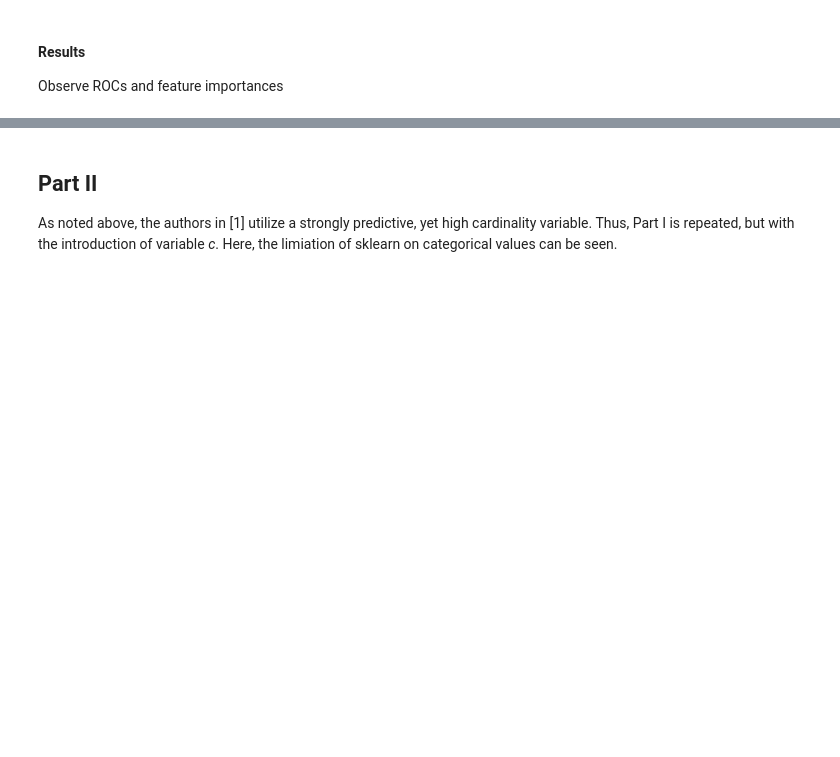
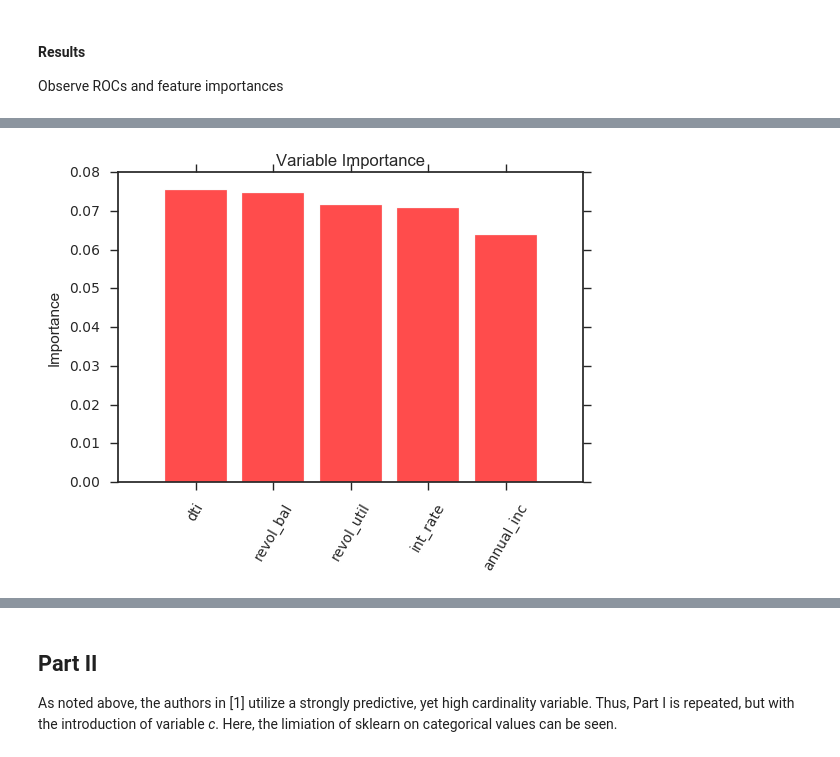
Before and after one commit to dashaw/h2o_scikit-learn, a Jupyter notebook: lending_club.ipynb, the cells around one changed output, grey strips where cells are left out. Saved outputs shown, nothing was run; the diff lists cells and outputs as text; code cells hidden in the pictures; blank space fills up the shorter version.

```diff
--- a/lending_club.ipynb
+++ b/lending_club.ipynb
@@ -301,6 +300,13 @@ var.reset_index(inplace=True)
 
 foo = foo.merge(var,how='inner',on='index')
 
-bar1 = Bar(foo.loc[:5,['importance','variable']], values='importance', label='variable',stack='variable',legend='bottom_right')
-show(bar1)
+pos = np.arange(5)
+variable = foo.loc[:4,'variable'].tolist()
+importance = foo.loc[:4,'importance'].tolist()
+plt.bar(pos, importance, align='center', alpha=0.70, color='r')
+plt.xticks(pos, variable)
+plt.xticks(rotation=60)
+plt.ylabel('Importance')
+plt.title('Variable Importance')
+plt.show()
 # %% [output]
@@ -308,3 +313,4 @@ show(bar1)
+[figure, added]
 # %%
 # -------------------------------------------------------------
 # View h2o feature importance on RF decision tree adapation
```
Also changed, not shown: parts of 11 cells of this notebook.
